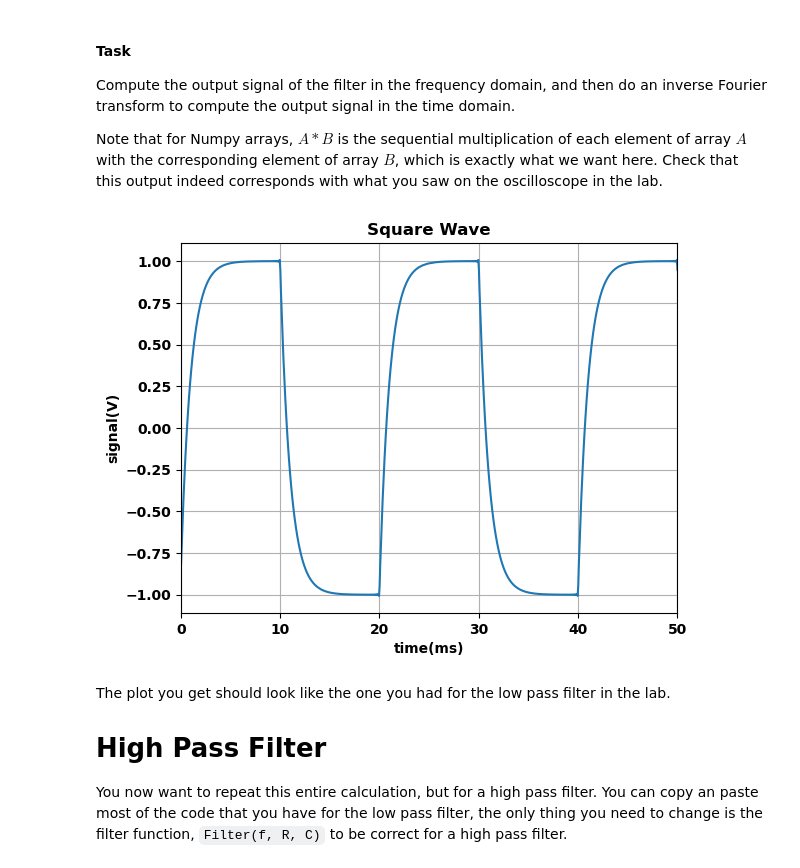
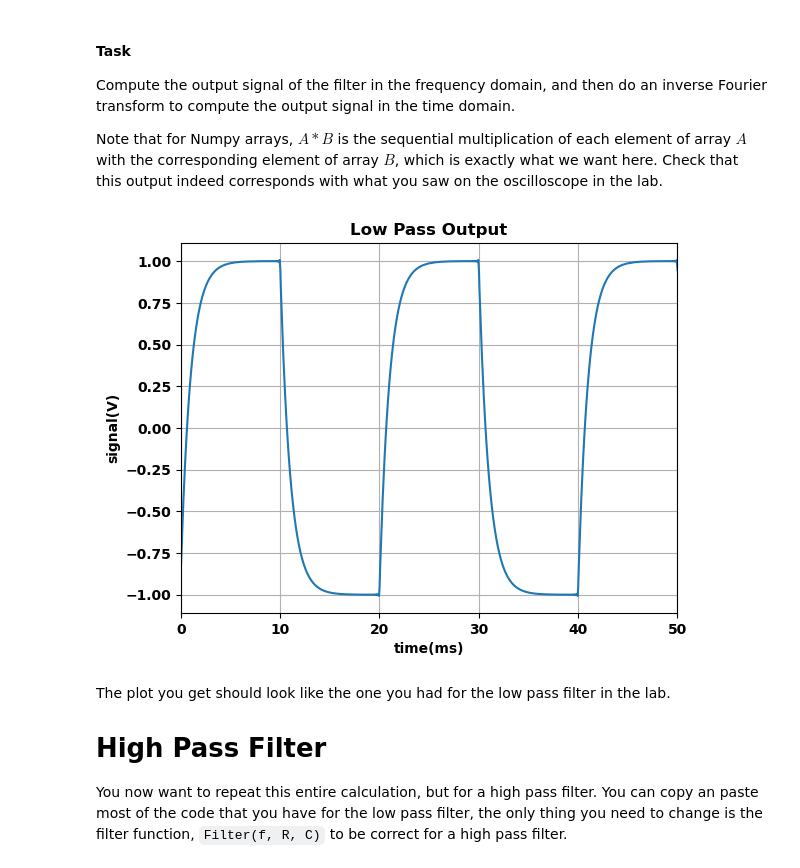
Before and after one commit to rainvm/College-Work, a Jupyter notebook: Physics/Experimental 1/Homework 4/RC_Filters_in_Python.ipynb, the cells around one changed output. Drawn from its saved outputs; the diff is of its cells as text; code cells hidden in the pictures.

```diff
--- a/Physics/Experimental 1/Homework 4/RC_Filters_in_Python.ipynb
+++ b/Physics/Experimental 1/Homework 4/RC_Filters_in_Python.ipynb
@@ -259,18 +259,18 @@ else:
 # %%
 #
 # Plot the output wave, after the low pass filter.
 #
 # Points = 10
 plt.plot(1000*t, y_sq_out)             # Change the x-axis scale to ms by multiplying by 10^3
 ax = plt.gca()
 ax.set_xlim(0.,50.)               # Show only the first 50 ms of the signal
 plt.grid(True)
-plt.title("Square Wave")
+plt.title("Low Pass Output")
 plt.xlabel("time(ms)",position=(0.95,1))
 plt.ylabel("signal(V)",position=(1,0.9))
 plt.show()
 # %% [output]
-[figure, old version]
+[figure, new version]
 # %% [markdown]
 The plot you get should look like the one you had for the low pass filter in the lab.
 
```
Also changed, not shown: parts of 1 cell of this notebook, 19 other files.
